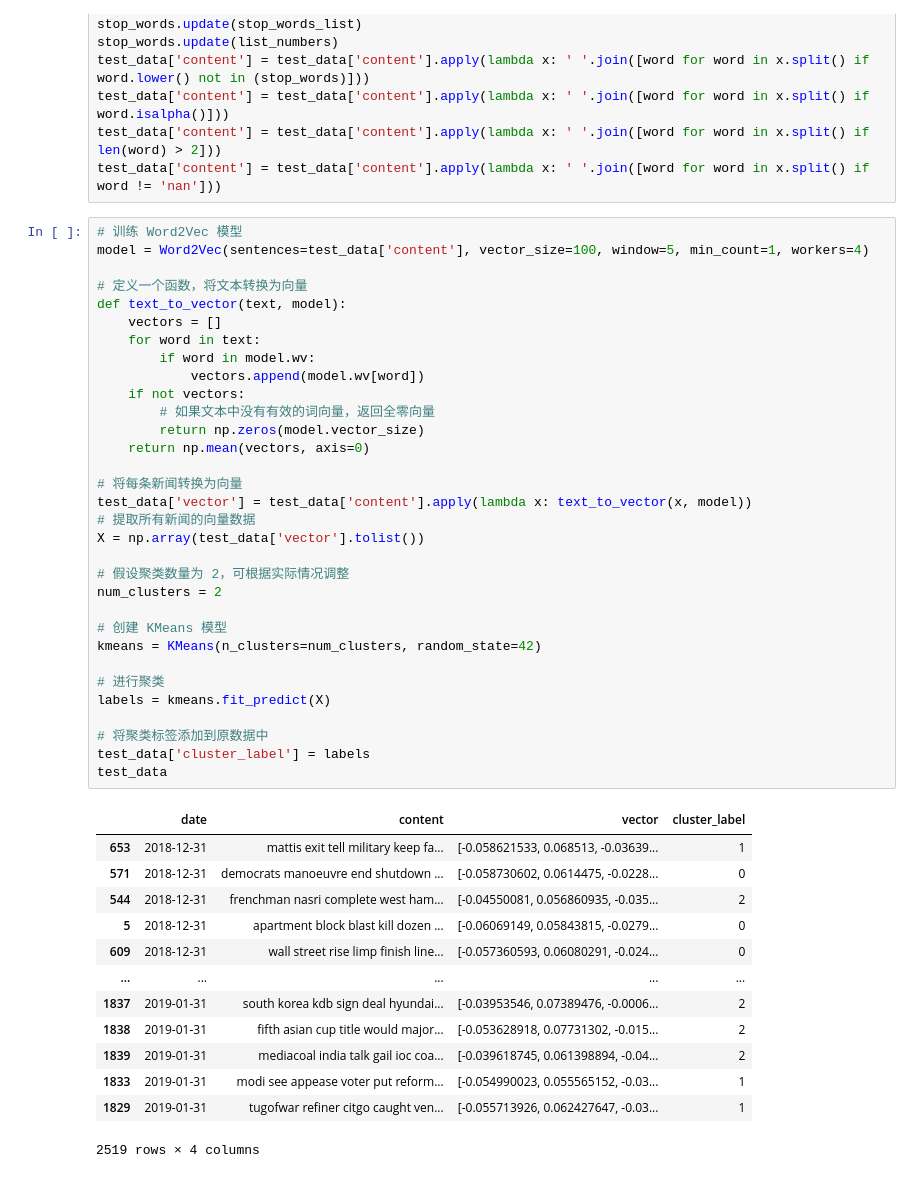
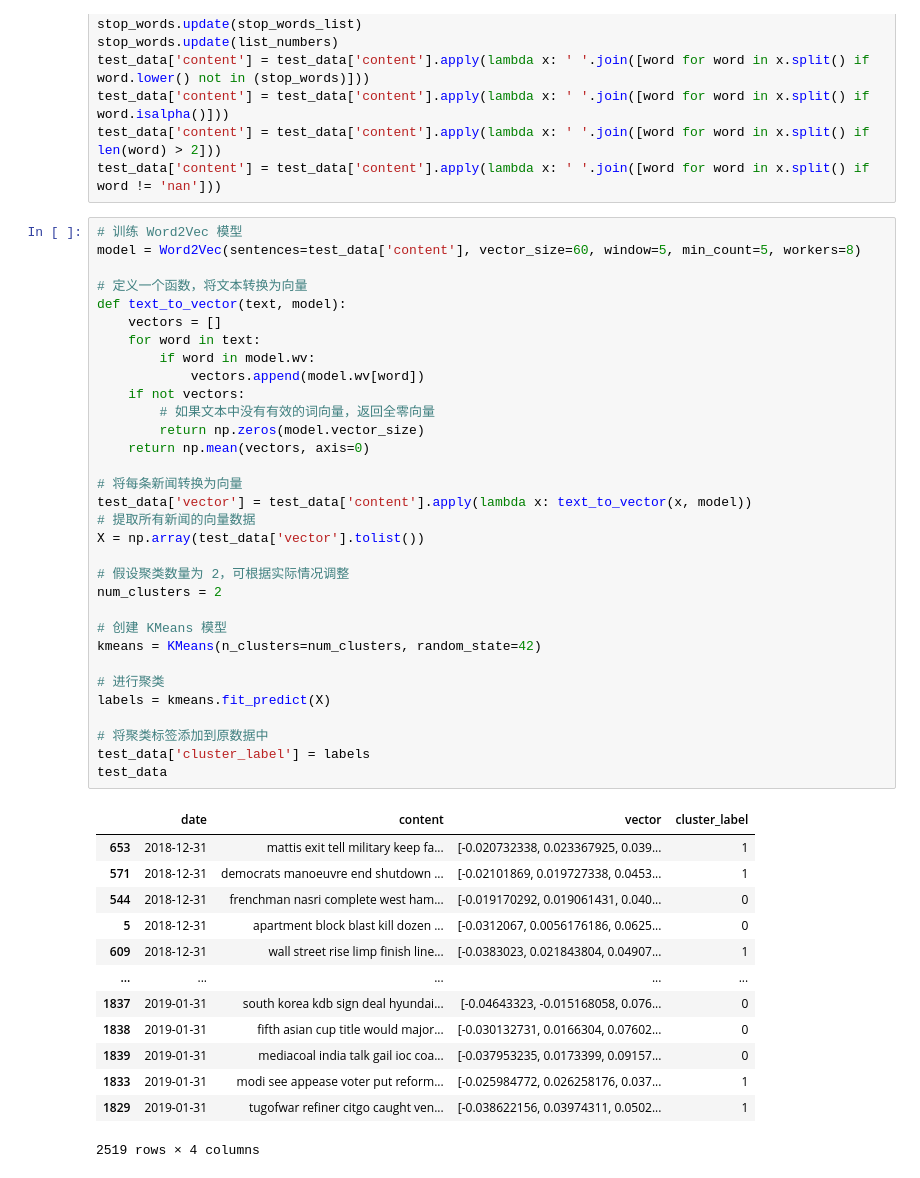
Before and after one commit to hanhy/MFIN7036, a Jupyter notebook: group_project/Vectorization+Clustering/Clusture_total.ipynb, the cells around one changed output. Drawn from its saved outputs; the diff is of its cells as text.

```diff
--- a/group_project/Vectorization+Clustering/Clusture_total.ipynb
+++ b/group_project/Vectorization+Clustering/Clusture_total.ipynb
@@ -49,49 +49,49 @@ test_data['content'] = test_data['content'].apply(lambda x: ' '.join([word for w
 test_data['content'] = test_data['content'].apply(lambda x: ' '.join([word for word in x.split() if word != 'nan']))
 # %%
 # 训练 Word2Vec 模型
-model = Word2Vec(sentences=test_data['content'], vector_size=100, window=5, min_count=1, workers=4)
+model = Word2Vec(sentences=test_data['content'], vector_size=60, window=5, min_count=5, workers=8)
 
 # 定义一个函数，将文本转换为向量
 def text_to_vector(text, model):
     vectors = []
     for word in text:
         if word in model.wv:
             vectors.append(model.wv[word])
     if not vectors:
         # 如果文本中没有有效的词向量，返回全零向量
         return np.zeros(model.vector_size)
     return np.mean(vectors, axis=0)
 
 # 将每条新闻转换为向量
 test_data['vector'] = test_data['content'].apply(lambda x: text_to_vector(x, model))
 # 提取所有新闻的向量数据
 X = np.array(test_data['vector'].tolist())
 
 # 假设聚类数量为 2，可根据实际情况调整
 num_clusters = 2
 
 # 创建 KMeans 模型
 kmeans = KMeans(n_clusters=num_clusters, random_state=42)
 
 # 进行聚类
 labels = kmeans.fit_predict(X)
 
 # 将聚类标签添加到原数据中
 test_data['cluster_label'] = labels
 test_data
 # %% [output]
 |  | date | content | vector | cluster_label |
-| 653 | 2018-12-31 | mattis exit tell military keep fa... | [-0.058621533, 0.068513, -0.03639... | 1 |
-| 571 | 2018-12-31 | democrats manoeuvre end shutdown ... | [-0.058730602, 0.0614475, -0.0228... | 0 |
-| 544 | 2018-12-31 | frenchman nasri complete west ham... | [-0.04550081, 0.056860935, -0.035... | 2 |
-| 5 | 2018-12-31 | apartment block blast kill dozen ... | [-0.06069149, 0.05843815, -0.0279... | 0 |
-| 609 | 2018-12-31 | wall street rise limp finish line... | [-0.057360593, 0.06080291, -0.024... | 0 |
+| 653 | 2018-12-31 | mattis exit tell military keep fa... | [-0.020732338, 0.023367925, 0.039... | 1 |
+| 571 | 2018-12-31 | democrats manoeuvre end shutdown ... | [-0.02101869, 0.019727338, 0.0453... | 1 |
+| 544 | 2018-12-31 | frenchman nasri complete west ham... | [-0.019170292, 0.019061431, 0.040... | 0 |
+| 5 | 2018-12-31 | apartment block blast kill dozen ... | [-0.0312067, 0.0056176186, 0.0625... | 0 |
+| 609 | 2018-12-31 | wall street rise limp finish line... | [-0.0383023, 0.021843804, 0.04907... | 1 |
 | ... | ... | ... | ... | ... |
-| 1837 | 2019-01-31 | south korea kdb sign deal hyundai... | [-0.03953546, 0.07389476, -0.0006... | 2 |
-| 1838 | 2019-01-31 | fifth asian cup title would major... | [-0.053628918, 0.07731302, -0.015... | 2 |
-| 1839 | 2019-01-31 | mediacoal india talk gail ioc coa... | [-0.039618745, 0.061398894, -0.04... | 2 |
-| 1833 | 2019-01-31 | modi see appease voter put reform... | [-0.054990023, 0.055565152, -0.03... | 1 |
-| 1829 | 2019-01-31 | tugofwar refiner citgo caught ven... | [-0.055713926, 0.062427647, -0.03... | 1 |
+| 1837 | 2019-01-31 | south korea kdb sign deal hyundai... | [-0.04643323, -0.015168058, 0.076... | 0 |
+| 1838 | 2019-01-31 | fifth asian cup title would major... | [-0.030132731, 0.0166304, 0.07602... | 0 |
+| 1839 | 2019-01-31 | mediacoal india talk gail ioc coa... | [-0.037953235, 0.0173399, 0.09157... | 0 |
+| 1833 | 2019-01-31 | modi see appease voter put reform... | [-0.025984772, 0.026258176, 0.037... | 1 |
+| 1829 | 2019-01-31 | tugofwar refiner citgo caught ven... | [-0.038622156, 0.03974311, 0.0502... | 1 |
 2519 rows × 4 columns
 # %%
 # 定义一个函数来生成词云
```
Also changed, not shown: parts of 6 cells of this notebook, 3 other files.
